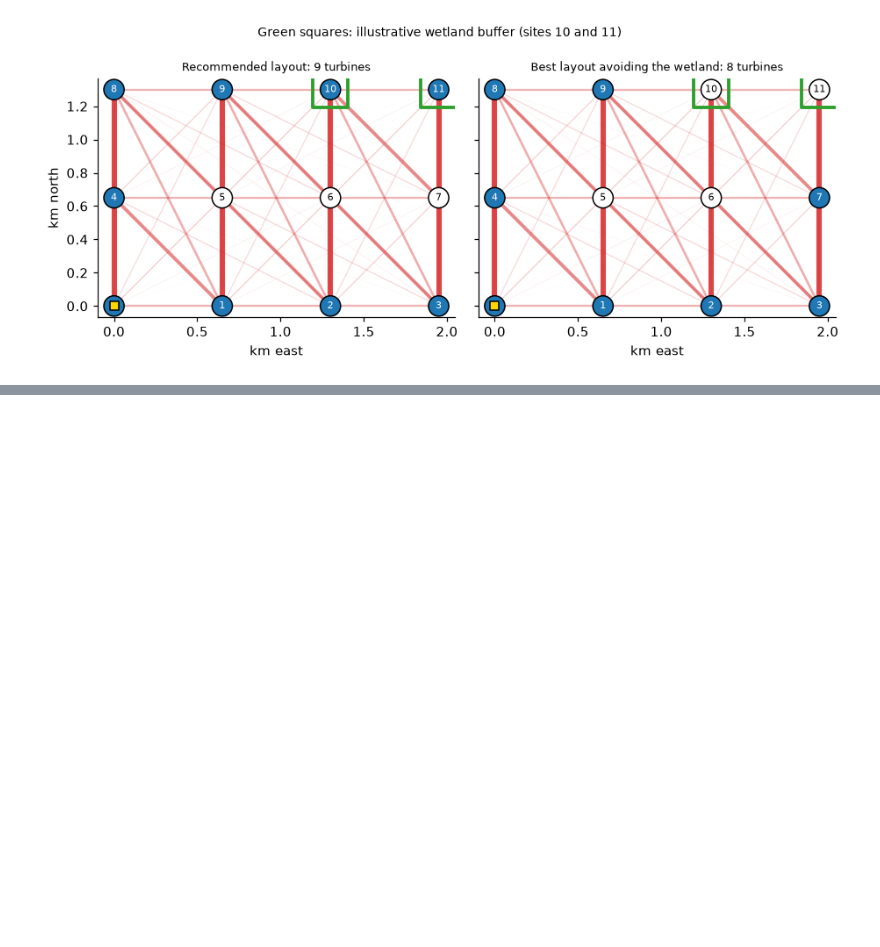
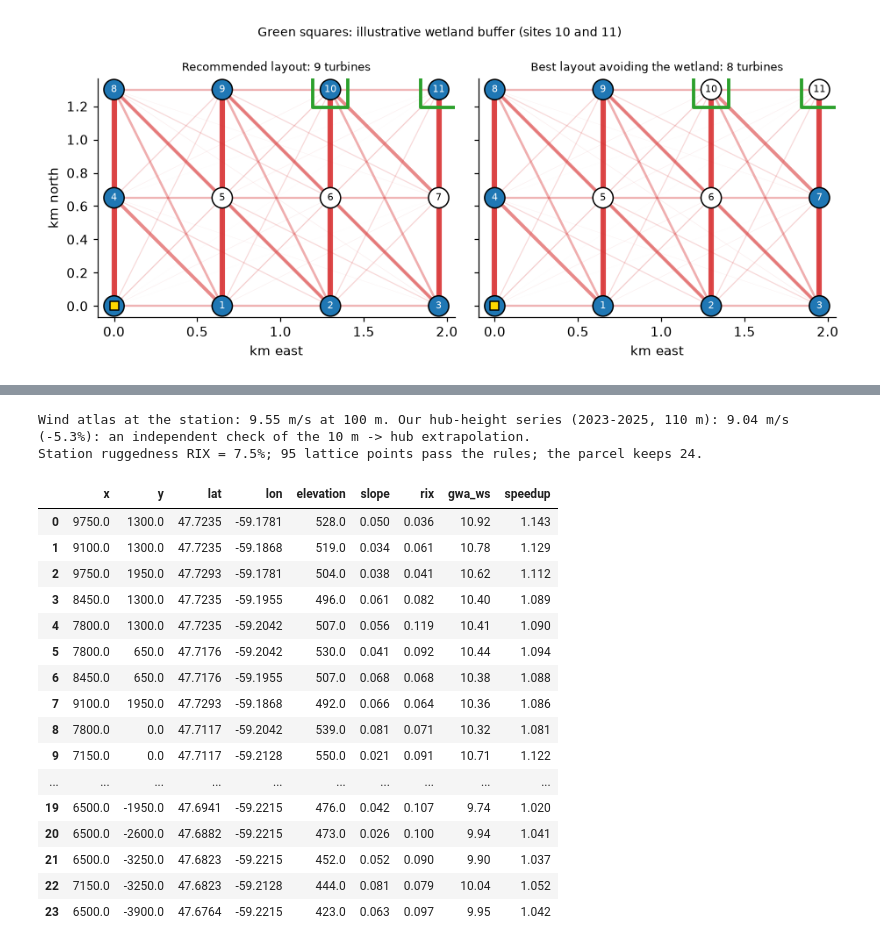
Before and after one commit to mrw-soumik/Qiskit-AI-Entanglers-, a Jupyter notebook: wakewise.ipynb, the cells around one changed output, grey strips where cells are left out. Saved outputs shown, nothing was run; the diff lists cells and outputs as text; code cells hidden in the pictures; blank space fills up the shorter version.

```diff
--- a/wakewise.ipynb
+++ b/wakewise.ipynb
@@ -619,0 +711,27 @@ QAOA p=3 (noiseless) returns the new optimum in 3.2% of shots (133x random)
+# %%
+T = ww.terrain()
+sites, tmeta = ww.terrain_sites()
+print(f"Wind atlas at the station: {tmeta['gwa_station']:.2f} m/s at 100 m. Our hub-height series (2023-2025, 110 m): {u.mean():.2f} m/s "
+      f"({u.mean() / tmeta['gwa_station'] - 1:+.1%}): an independent check of the 10 m -> hub extrapolation.")
+print(f"Station ruggedness RIX = {tmeta['rix_station']:.1%}; {tmeta['candidates']} lattice points pass the rules; the parcel keeps 24.")
+sites.round({"lat": 4, "lon": 4, "elevation": 0, "slope": 3, "rix": 3, "gwa_ws": 2, "speedup": 3})
+# %% [output]
+Wind atlas at the station: 9.55 m/s at 100 m. Our hub-height series (2023-2025, 110 m): 9.04 m/s (-5.3%): an independent check of the 10 m -> hub extrapolation.
+Station ruggedness RIX = 7.5%; 95 lattice points pass the rules; the parcel keeps 24.
+|  | x | y | lat | lon | elevation | slope | rix | gwa_ws | speedup |
+| 0 | 9750.0 | 1300.0 | 47.7235 | -59.1781 | 528.0 | 0.050 | 0.036 | 10.92 | 1.143 |
+| 1 | 9100.0 | 1300.0 | 47.7235 | -59.1868 | 519.0 | 0.034 | 0.061 | 10.78 | 1.129 |
+| 2 | 9750.0 | 1950.0 | 47.7293 | -59.1781 | 504.0 | 0.038 | 0.041 | 10.62 | 1.112 |
+| 3 | 8450.0 | 1300.0 | 47.7235 | -59.1955 | 496.0 | 0.061 | 0.082 | 10.40 | 1.089 |
+| 4 | 7800.0 | 1300.0 | 47.7235 | -59.2042 | 507.0 | 0.056 | 0.119 | 10.41 | 1.090 |
+| 5 | 7800.0 | 650.0 | 47.7176 | -59.2042 | 530.0 | 0.041 | 0.092 | 10.44 | 1.094 |
+| 6 | 8450.0 | 650.0 | 47.7176 | -59.1955 | 507.0 | 0.068 | 0.068 | 10.38 | 1.088 |
+| 7 | 9100.0 | 1950.0 | 47.7293 | -59.1868 | 492.0 | 0.066 | 0.064 | 10.36 | 1.086 |
+| 8 | 7800.0 | 0.0 | 47.7117 | -59.2042 | 539.0 | 0.081 | 0.071 | 10.32 | 1.081 |
+| 9 | 7150.0 | 0.0 | 47.7117 | -59.2128 | 550.0 | 0.021 | 0.091 | 10.71 | 1.122 |
+| ... | ... | ... | ... | ... | ... | ... | ... | ... | ... |
+| 19 | 6500.0 | -1950.0 | 47.6941 | -59.2215 | 476.0 | 0.042 | 0.107 | 9.74 | 1.020 |
+| 20 | 6500.0 | -2600.0 | 47.6882 | -59.2215 | 473.0 | 0.026 | 0.100 | 9.94 | 1.041 |
+| 21 | 6500.0 | -3250.0 | 47.6823 | -59.2215 | 452.0 | 0.052 | 0.090 | 9.90 | 1.037 |
+| 22 | 7150.0 | -3250.0 | 47.6823 | -59.2128 | 444.0 | 0.081 | 0.079 | 10.04 | 1.052 |
+| 23 | 6500.0 | -3900.0 | 47.6764 | -59.2215 | 423.0 | 0.063 | 0.097 | 9.95 | 1.042 |
```
Also changed, not shown: parts of 25 cells of this notebook, 32 other files.
